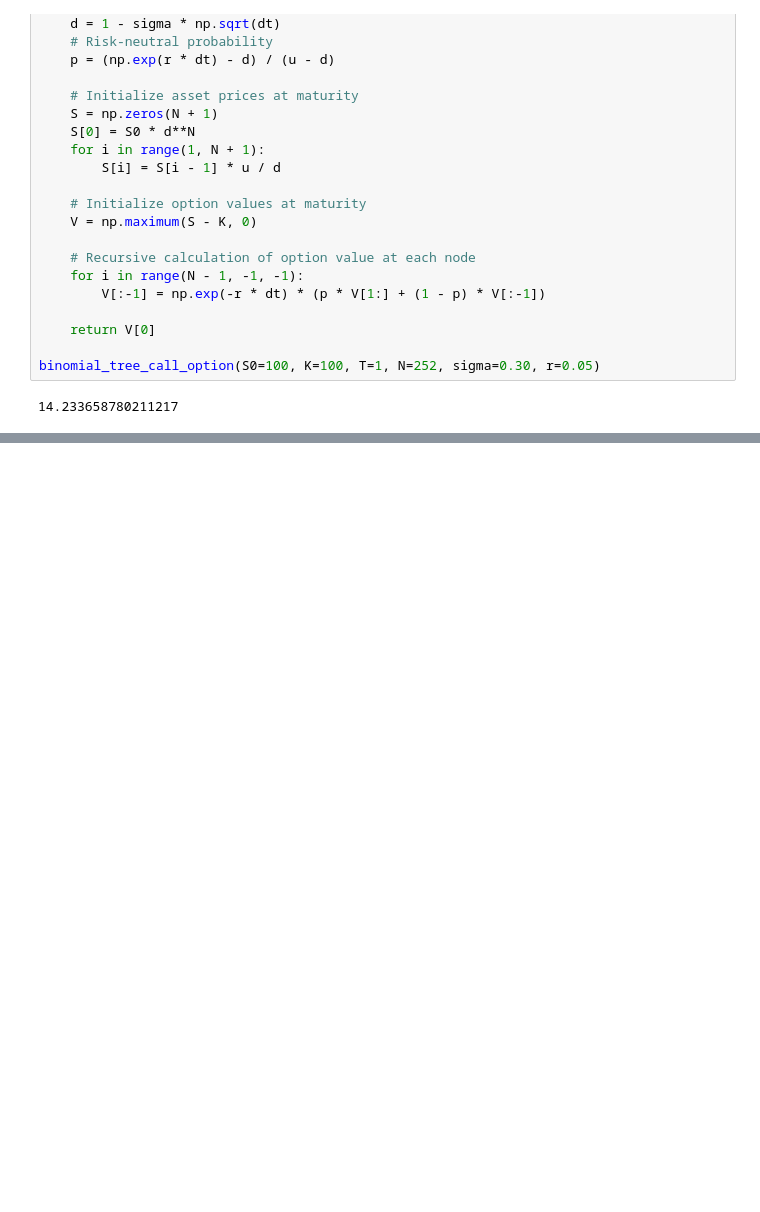
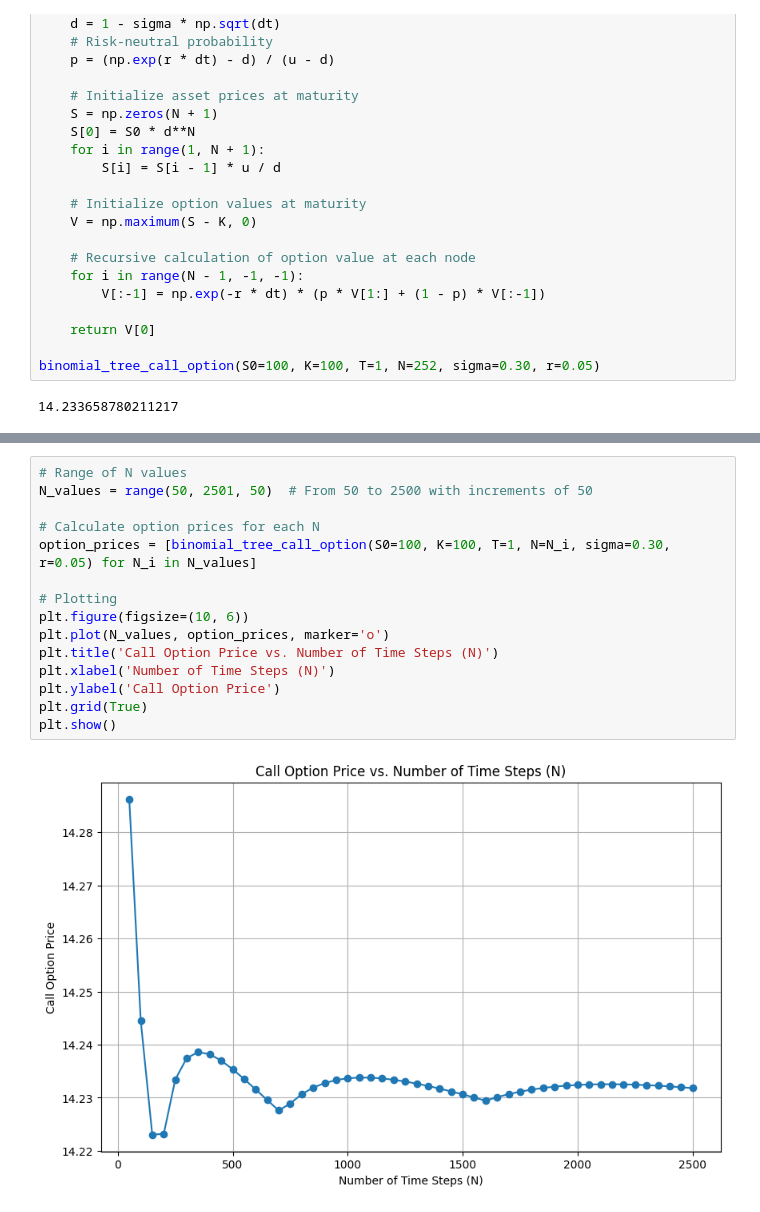
Before and after one commit to alexcraig043/math-86, a Jupyter notebook: homeworks/hw1/hw1.ipynb, the cells around one changed output, grey strips where cells are left out. Saved outputs shown, nothing was run; the diff lists cells and outputs as text; blank space fills up the shorter version.

```diff
--- a/homeworks/hw1/hw1.ipynb
+++ b/homeworks/hw1/hw1.ipynb
@@ -355,0 +359,17 @@ binomial_tree_call_option(S0=100, K=100, T=1, N=252, sigma=0.30, r=0.05)
+# %%
+# Range of N values
+N_values = range(50, 2501, 50)  # From 50 to 2500 with increments of 50
+
+# Calculate option prices for each N
+option_prices = [binomial_tree_call_option(S0=100, K=100, T=1, N=N_i, sigma=0.30, r=0.05) for N_i in N_values]
+
+# Plotting
+plt.figure(figsize=(10, 6))
+plt.plot(N_values, option_prices, marker='o')
+plt.title('Call Option Price vs. Number of Time Steps (N)')
+plt.xlabel('Number of Time Steps (N)')
+plt.ylabel('Call Option Price')
+plt.grid(True)
+plt.show()
+# %% [output]
+[figure, added]
```
Also changed, not shown: parts of 1 cell of this notebook.
